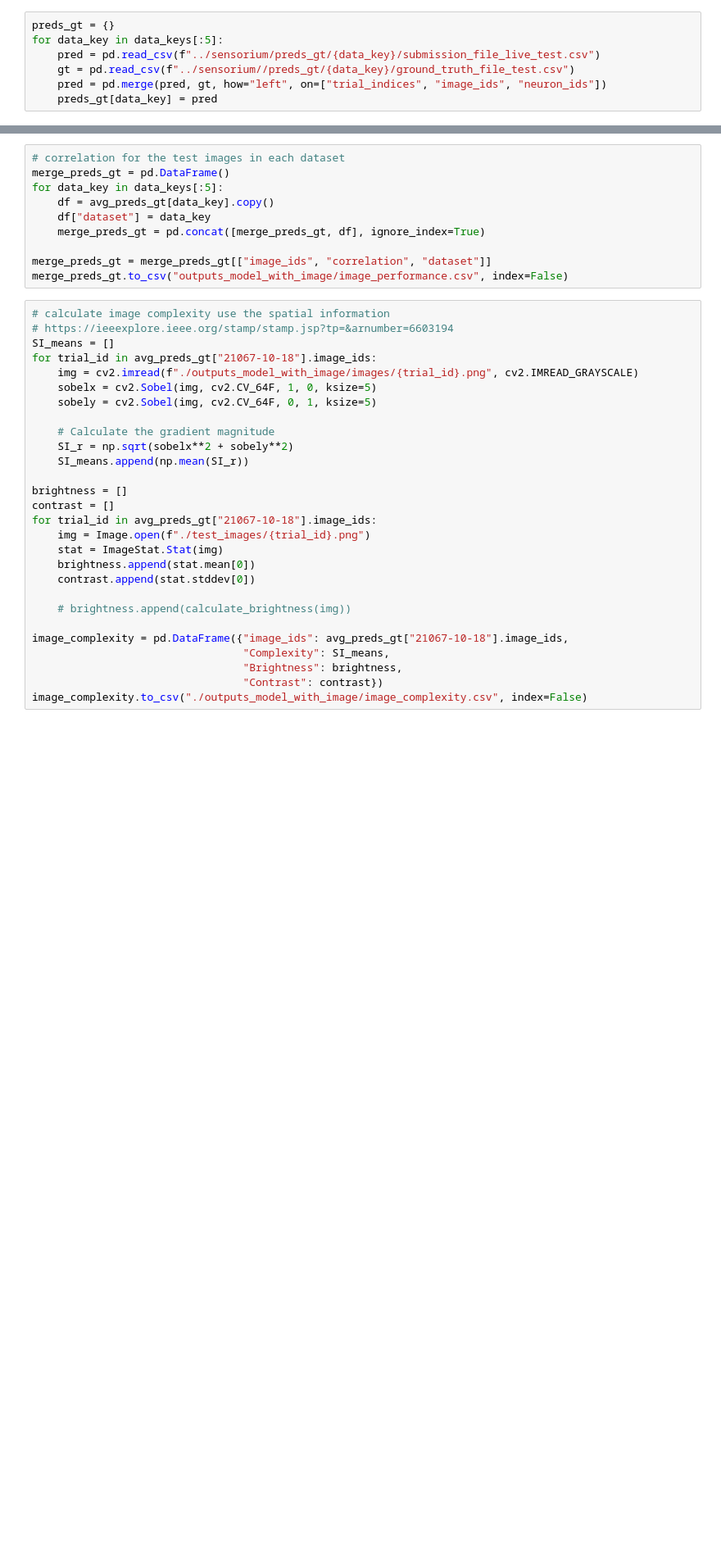
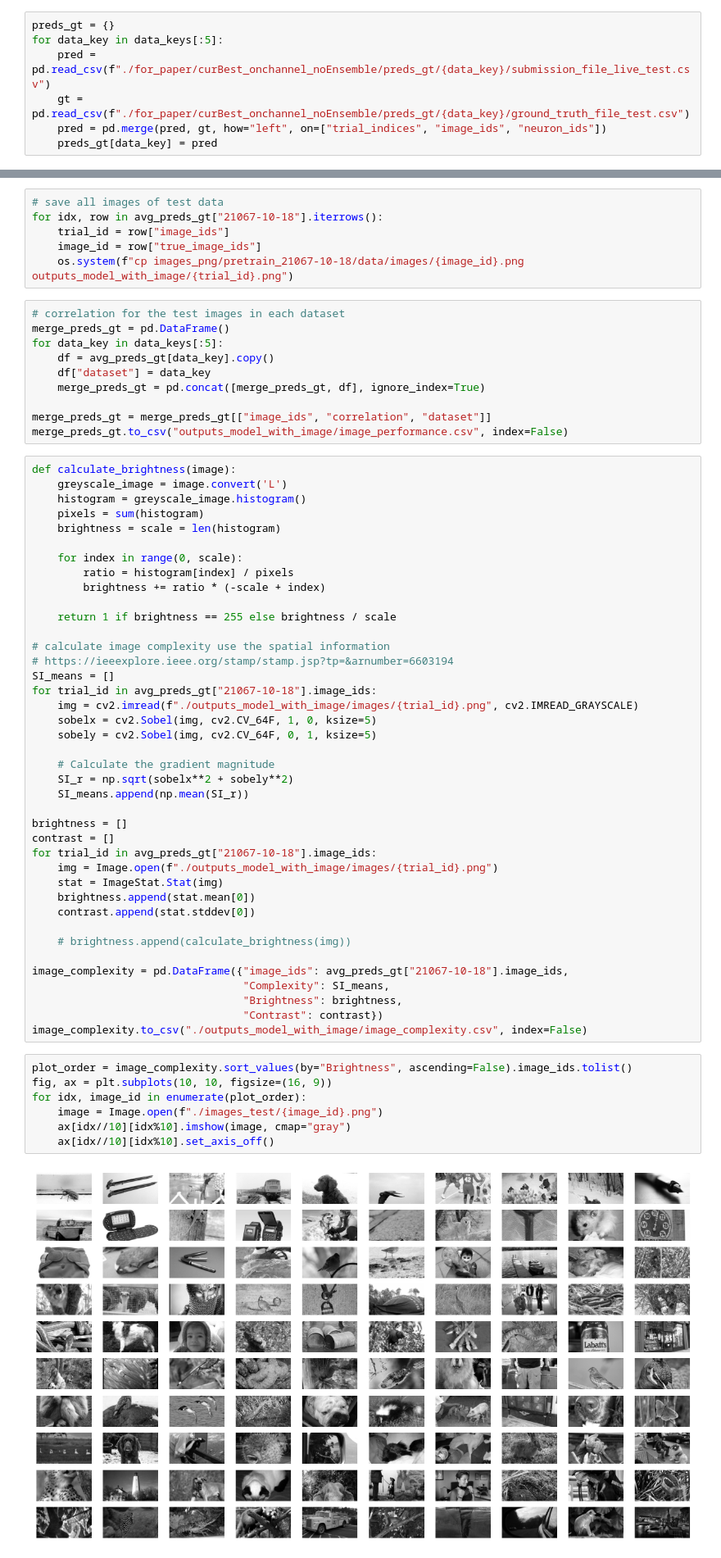
Before and after one commit to GuanLab/Sensorium2022_Challenge, a Jupyter notebook: analyze/inspect_model_with_image.ipynb, the cells around one changed output, grey strips where cells are left out. Shown at 82% size. Drawn from its saved outputs; the diff is of its cells as text; blank space fills up the shorter version.

```diff
--- a/analyze/inspect_model_with_image.ipynb
+++ b/analyze/inspect_model_with_image.ipynb
@@ -37,8 +38,8 @@ for data_key in data_keys[:5]:
 # %%
 preds_gt = {}
 for data_key in data_keys[:5]:
-    pred = pd.read_csv(f"../sensorium/preds_gt/{data_key}/submission_file_live_test.csv")
-    gt = pd.read_csv(f"../sensorium//preds_gt/{data_key}/ground_truth_file_test.csv")
+    pred = pd.read_csv(f"./for_paper/curBest_onchannel_noEnsemble/preds_gt/{data_key}/submission_file_live_test.csv")
+    gt = pd.read_csv(f"./for_paper/curBest_onchannel_noEnsemble/preds_gt/{data_key}/ground_truth_file_test.csv")
     pred = pd.merge(pred, gt, how="left", on=["trial_indices", "image_ids", "neuron_ids"])
     preds_gt[data_key] = pred
 # %%
@@ -96,3 +113,9 @@ pd.concat([merge_avg_preds_gt, preds_summary], axis=1)[["image_ids", "dataset"]+
+# %%
+# save all images of test data
+for idx, row in avg_preds_gt["21067-10-18"].iterrows():
+    trial_id = row["image_ids"]
+    image_id = row["true_image_ids"]
+    os.system(f"cp images_png/pretrain_21067-10-18/data/images/{image_id}.png outputs_model_with_image/{trial_id}.png")
 # %%
 # correlation for the test images in each dataset
 merge_preds_gt = pd.DataFrame()
@@ -104,6 +127,18 @@ for data_key in data_keys[:5]:
 merge_preds_gt = merge_preds_gt[["image_ids", "correlation", "dataset"]]
 merge_preds_gt.to_csv("outputs_model_with_image/image_performance.csv", index=False)
 # %%
+def calculate_brightness(image):
+    greyscale_image = image.convert('L')
+    histogram = greyscale_image.histogram()
+    pixels = sum(histogram)
+    brightness = scale = len(histogram)
+
+    for index in range(0, scale):
+        ratio = histogram[index] / pixels
+        brightness += ratio * (-scale + index)
+
+    return 1 if brightness == 255 else brightness / scale
+
 # calculate image complexity use the spatial information
 # https://ieeexplore.ieee.org/stamp/stamp.jsp?tp=&arnumber=6603194
 SI_means = []
@@ -119,7 +154,7 @@ for trial_id in avg_preds_gt["21067-10-18"].image_ids:
 brightness = []
 contrast = []
 for trial_id in avg_preds_gt["21067-10-18"].image_ids:
-    img = Image.open(f"./test_images/{trial_id}.png")
+    img = Image.open(f"./outputs_model_with_image/images/{trial_id}.png")
     stat = ImageStat.Stat(img)
     brightness.append(stat.mean[0])
     contrast.append(stat.stddev[0])
@@ -131,3 +166,12 @@ image_complexity = pd.DataFrame({"image_ids": avg_preds_gt["21067-10-18"].image_
                                  "Brightness": brightness,
                                  "Contrast": contrast})
 image_complexity.to_csv("./outputs_model_with_image/image_complexity.csv", index=False)
+# %%
+plot_order = image_complexity.sort_values(by="Brightness", ascending=False).image_ids.tolist()
+fig, ax = plt.subplots(10, 10, figsize=(16, 9))
+for idx, image_id in enumerate(plot_order):
+    image = Image.open(f"./images_test/{image_id}.png")
+    ax[idx//10][idx%10].imshow(image, cmap="gray")
+    ax[idx//10][idx%10].set_axis_off()
+# %% [output]
+[figure, added]
```
Also changed, not shown: parts of 43 cells of this notebook, 26 other files.
